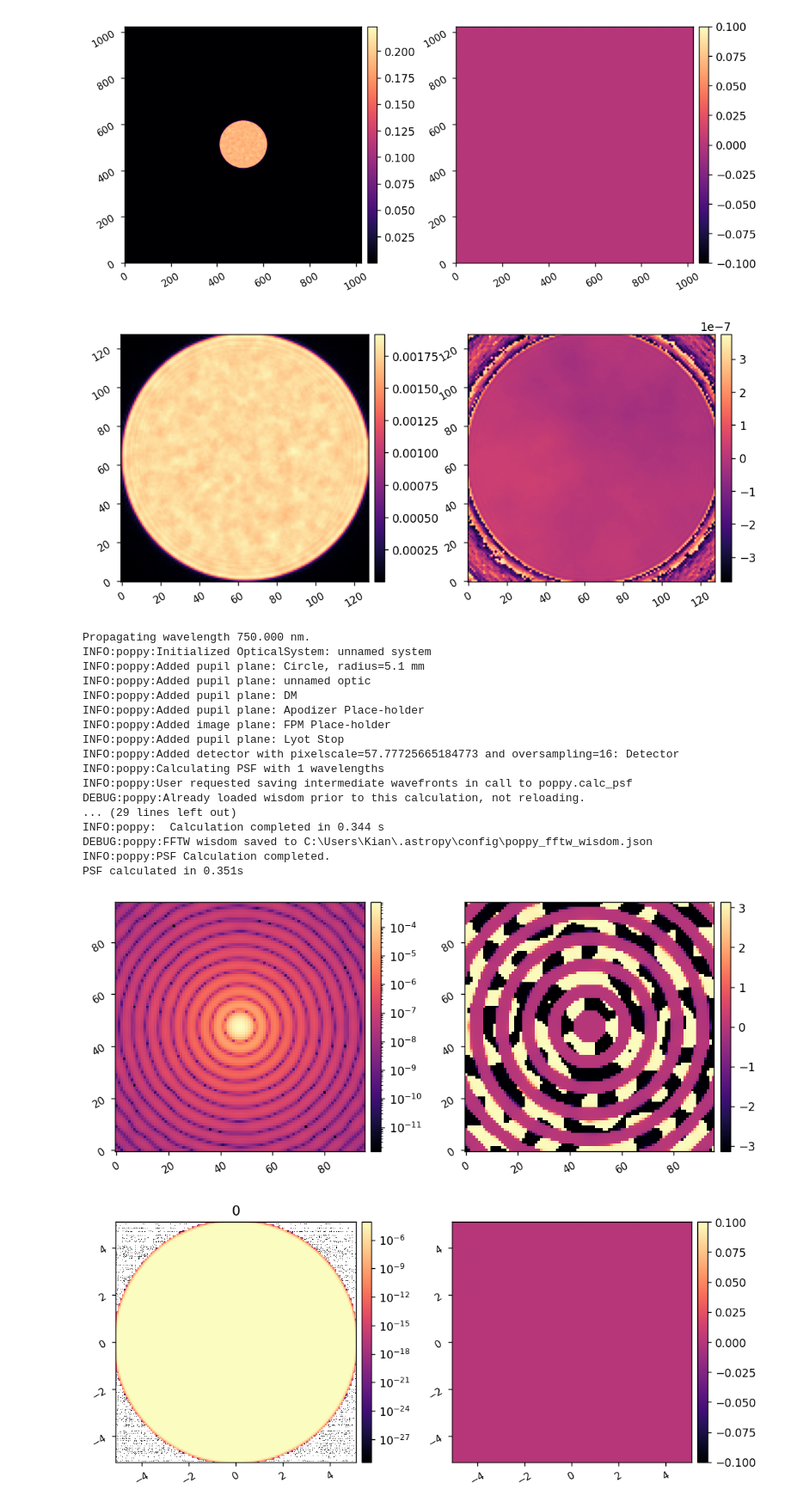
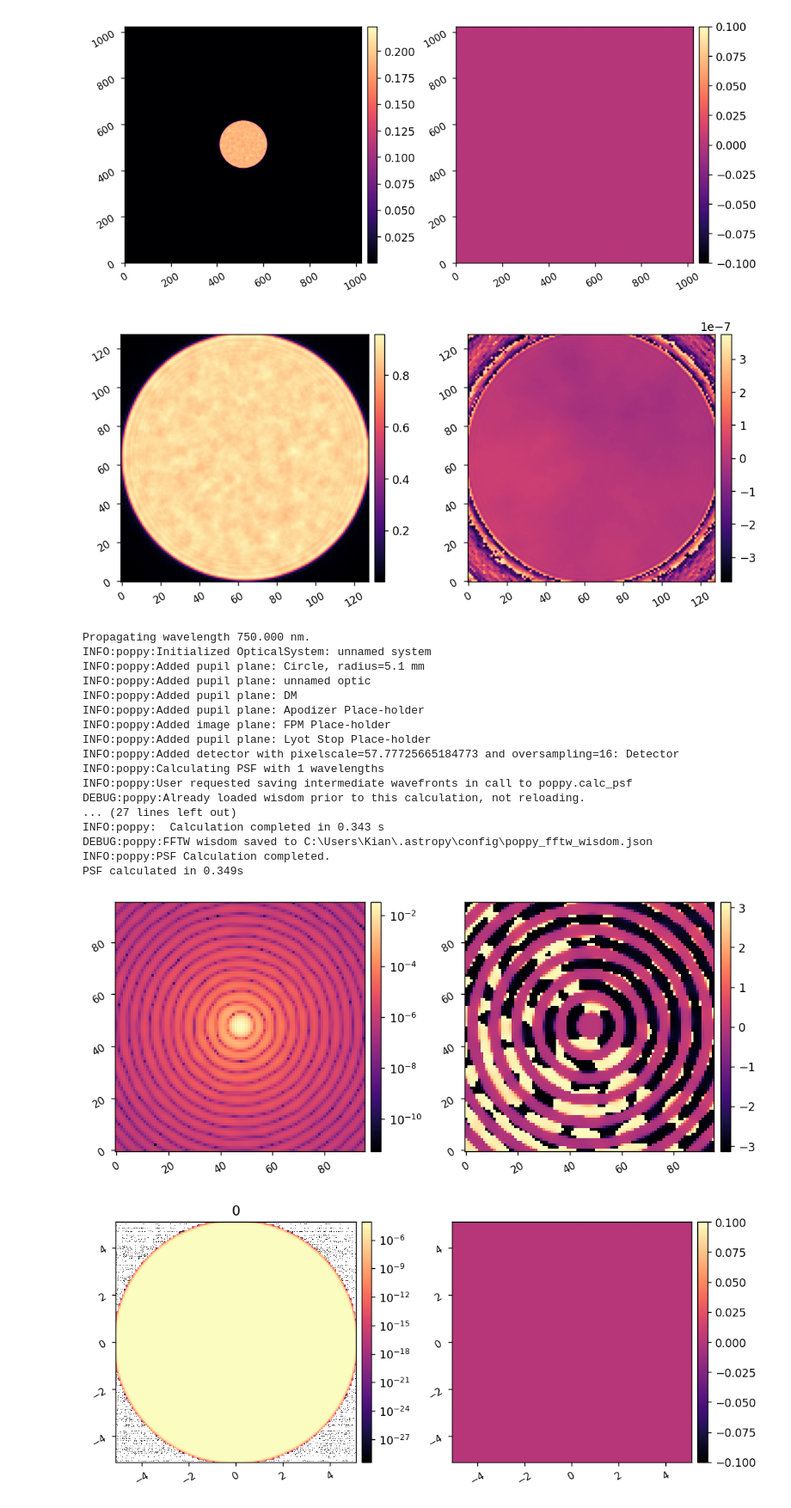
Before and after one commit to kian1377/apra-howfsc-models, a Jupyter notebook: test_compact_model.ipynb, the cells around one changed output. Shown at 86% size. Cells and saved outputs as stored; diff of their text form; code cells hidden in the pictures.

Commit message:
plugging in wfe from full model seems to work, need to figure out amplitude scaling

```diff
--- a/test_compact_model.ipynb
+++ b/test_compact_model.ipynb
@@ -31,7 +31,11 @@ vortex = agpm.IdealAGPM(name='VVC', wavelength=wavelength_c, charge=6)
 lyot_stop = poppy.CircularAperture(name='Lyot Stop', radius=3*u.mm, gray_pixel=False)
 # %%
 reload(compact)
-c = compact.CORO(npix=128, oversample=16, npsf=100)
+c = compact.CORO()
+
+c.npix = 128
+c.oversample = 16
+c.npsf = 100
 # %% [output]
 INFO:poppy:Loaded influence function from inf.fits for DM
 INFO:poppy:Initialized OpticalSystem: unnamed system
@@ -149,48 +153,48 @@ misc.imshow2(wfe.amplitude, wfe.opd)
 wfe = fits.getdata('pupil-data/post_fpm_pupil_wfe.fits')
 wfe_pxscl = fits.getheader('pupil-data/post_fpm_pupil_wfe.fits')['PIXELSCL'] * u.m/u.pix
 
-wfe = poppy.ArrayOpticalElement(transmission=wfe[0]/5,
+wfe = poppy.ArrayOpticalElement(transmission=wfe[0]*100,
                                 opd=wfe[1]*wavelength_c.to_value(u.m)/(2*np.pi),
                                 pixelscale=wfe_pxscl,
                                )
 misc.imshow2(wfe.amplitude, wfe.opd)
 # %% [output]
-[figure, old version]
+[figure, new version]
 # %%
 c.reset_dm()
 # c.set_dm(com_2)
 
-c.RETRIEVED = None
+# c.RETRIEVED = None
 c.RETRIEVED = wfe
 
-# c.FPM = None
+c.FPM = None
 # c.FPM = vortex
 
 c.LYOT = None
-c.LYOT = lyot_stop
+# c.LYOT = lyot_stop
 
 wfs = c.calc_wfs()
 
 misc.imshow2(wfs[-1].intensity, wfs[-1].phase, lognorm1=True)
 # %% [output]
 Propagating wavelength 750.000 nm.
 INFO:poppy:Initialized OpticalSystem: unnamed system
 INFO:poppy:Added pupil plane: Circle, radius=5.1 mm
 INFO:poppy:Added pupil plane: unnamed optic
 INFO:poppy:Added pupil plane: DM
 INFO:poppy:Added pupil plane: Apodizer Place-holder
 INFO:poppy:Added image plane: FPM Place-holder
-INFO:poppy:Added pupil plane: Lyot Stop
+INFO:poppy:Added pupil plane: Lyot Stop Place-holder
 INFO:poppy:Added detector with pixelscale=57.77725665184773 and oversampling=16: Detector
 INFO:poppy:Calculating PSF with 1 wavelengths
 INFO:poppy:User requested saving intermediate wavefronts in call to poppy.calc_psf
 DEBUG:poppy:Already loaded wisdom prior to this calculation, not reloading.
-... (29 lines left out)
-INFO:poppy:  Calculation completed in 0.344 s
+... (27 lines left out)
+INFO:poppy:  Calculation completed in 0.343 s
 DEBUG:poppy:FFTW wisdom saved to C:\Users\Kian\.astropy\config\poppy_fftw_wisdom.json
 INFO:poppy:PSF Calculation completed.
-PSF calculated in 0.351s
+PSF calculated in 0.349s
-[figure, old version]
+[figure, new version]
 # %%
 pupil_lim = c.pupil_diam.value/2
 fp_lim = 1/2
```
Also changed, not shown: parts of 2 cells of this notebook, 4 other files.
